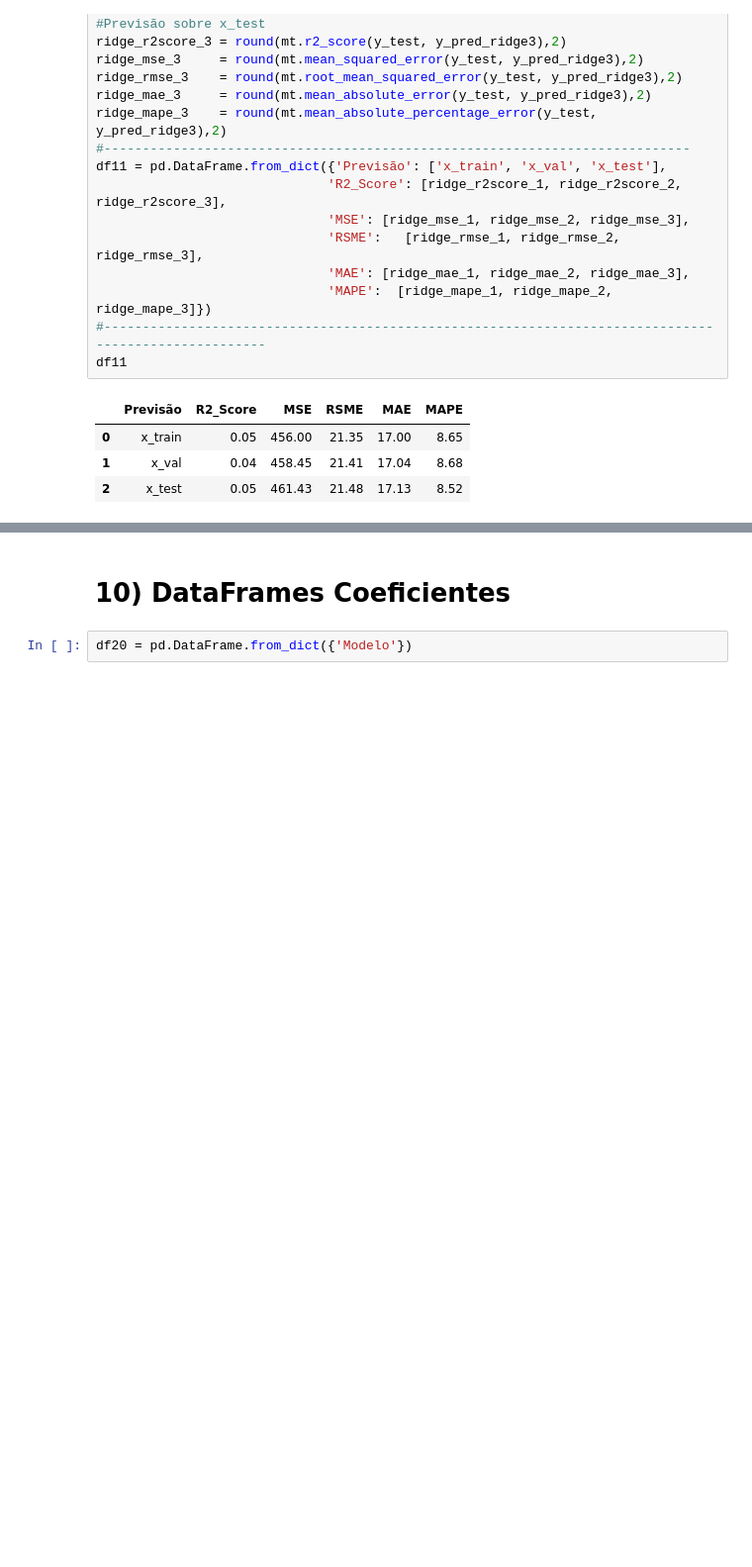
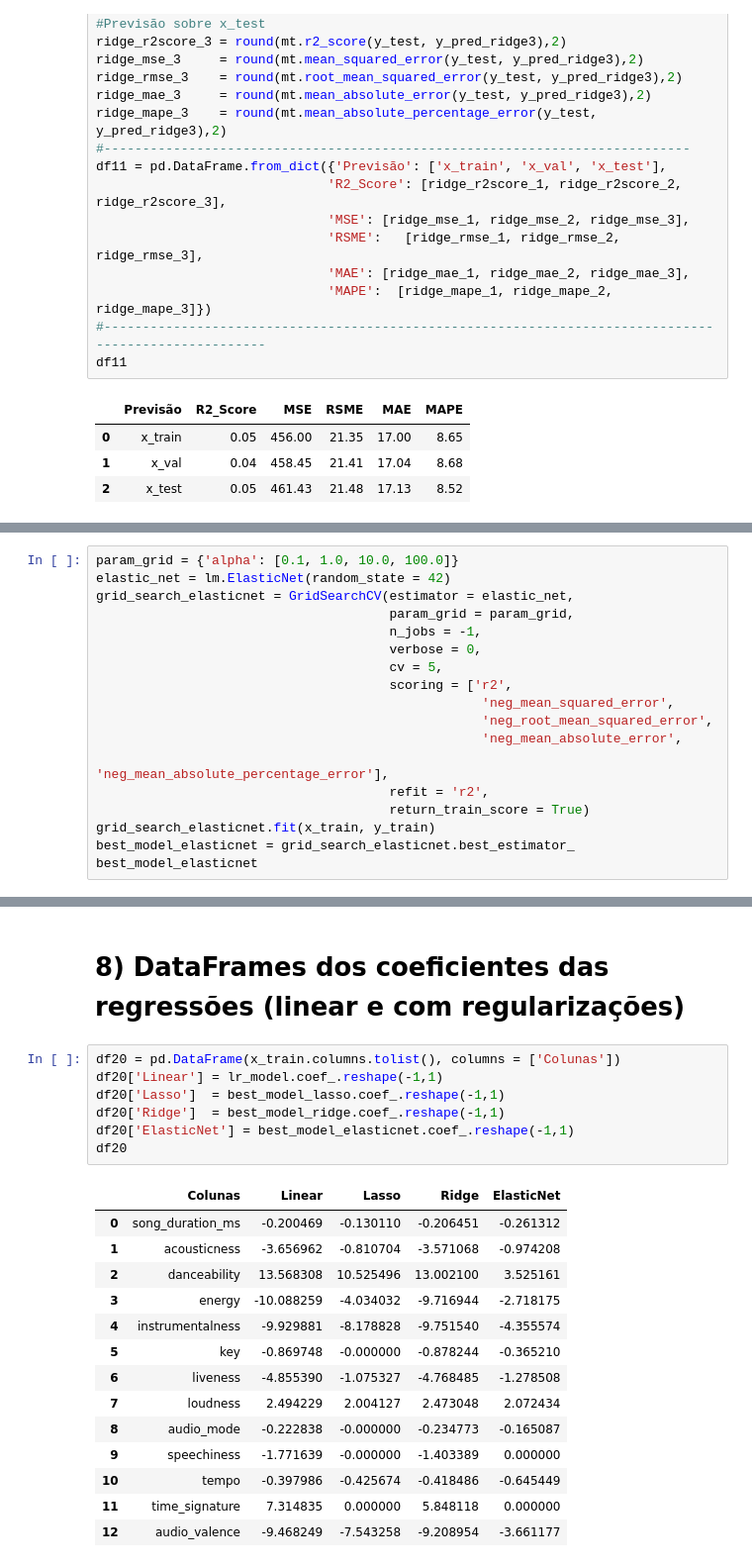
Before and after one commit to bvmcosta/ensaio-machine-learning, a Jupyter notebook: ensaio_regressao_organizado.ipynb, the cells around one changed output, grey strips where cells are left out. Shown: that part at 99% size. Cells and saved outputs as stored; diff of their text form; blank space fills up the shorter version.

```diff
--- a/ensaio_regressao_organizado.ipynb
+++ b/ensaio_regressao_organizado.ipynb
@@ -596,0 +718,18 @@ df11
+# %%
+param_grid = {'alpha': [0.1, 1.0, 10.0, 100.0]}
+elastic_net = lm.ElasticNet(random_state = 42)
+grid_search_elasticnet = GridSearchCV(estimator = elastic_net,
+                                      param_grid = param_grid,
+                                      n_jobs = -1,
+                                      verbose = 0,
+                                      cv = 5,
+                                      scoring = ['r2',
+                                                  'neg_mean_squared_error',
+                                                  'neg_root_mean_squared_error',
+                                                  'neg_mean_absolute_error',
+                                                  'neg_mean_absolute_percentage_error'],
+                                      refit = 'r2',
+                                      return_train_score = True)
+grid_search_elasticnet.fit(x_train, y_train)
+best_model_elasticnet = grid_search_elasticnet.best_estimator_
+best_model_elasticnet
@@ -597,4 +848,24 @@ df11
 # %% [markdown]
-# 10) DataFrames Coeficientes
+# 8) DataFrames dos coeficientes das regressões (linear e com regularizações)
 # %%
-df20 = pd.DataFrame.from_dict({'Modelo'})
+df20 = pd.DataFrame(x_train.columns.tolist(), columns = ['Colunas'])
+df20['Linear'] = lr_model.coef_.reshape(-1,1)
+df20['Lasso']  = best_model_lasso.coef_.reshape(-1,1)
+df20['Ridge']  = best_model_ridge.coef_.reshape(-1,1)
+df20['ElasticNet'] = best_model_elasticnet.coef_.reshape(-1,1)
+df20
+# %% [output]
+|  | Colunas | Linear | Lasso | Ridge | ElasticNet |
+| 0 | song_duration_ms | -0.200469 | -0.130110 | -0.206451 | -0.261312 |
+| 1 | acousticness | -3.656962 | -0.810704 | -3.571068 | -0.974208 |
+| 2 | danceability | 13.568308 | 10.525496 | 13.002100 | 3.525161 |
+| 3 | energy | -10.088259 | -4.034032 | -9.716944 | -2.718175 |
+| 4 | instrumentalness | -9.929881 | -8.178828 | -9.751540 | -4.355574 |
+| 5 | key | -0.869748 | -0.000000 | -0.878244 | -0.365210 |
+| 6 | liveness | -4.855390 | -1.075327 | -4.768485 | -1.278508 |
+| 7 | loudness | 2.494229 | 2.004127 | 2.473048 | 2.072434 |
+| 8 | audio_mode | -0.222838 | -0.000000 | -0.234773 | -0.165087 |
+| 9 | speechiness | -1.771639 | -0.000000 | -1.403389 | 0.000000 |
+| 10 | tempo | -0.397986 | -0.425674 | -0.418486 | -0.645449 |
+| 11 | time_signature | 7.314835 | 0.000000 | 5.848118 | 0.000000 |
+| 12 | audio_valence | -9.468249 | -7.543258 | -9.208954 | -3.661177 |
```
Also changed, not shown: parts of 24 cells of this notebook.
